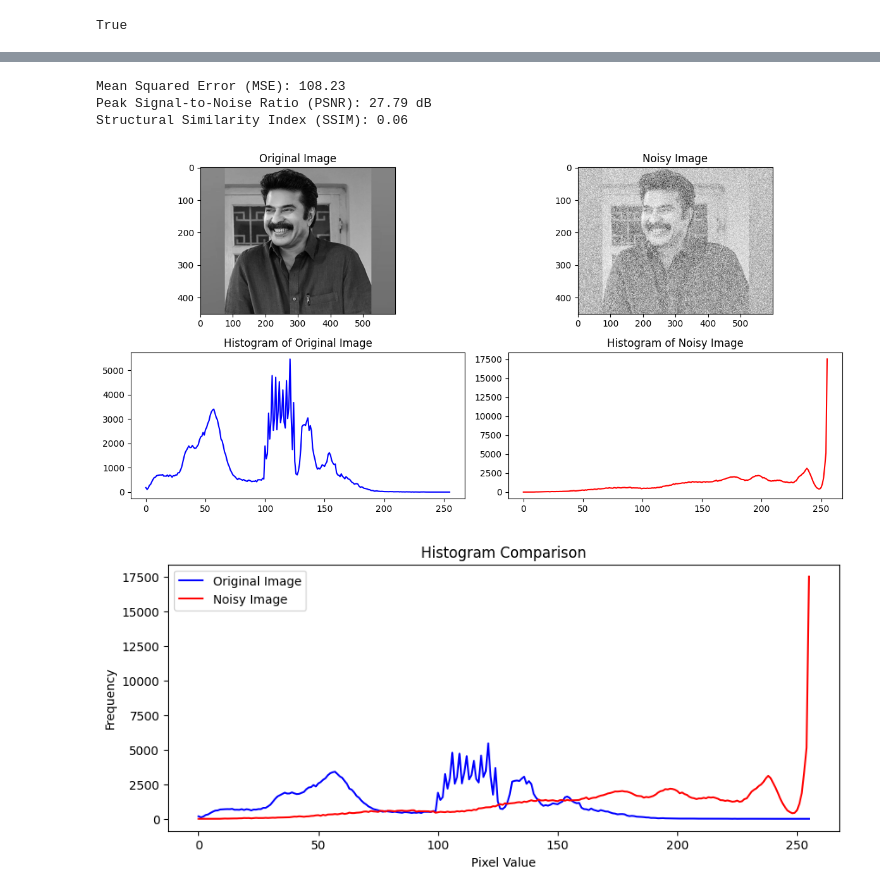
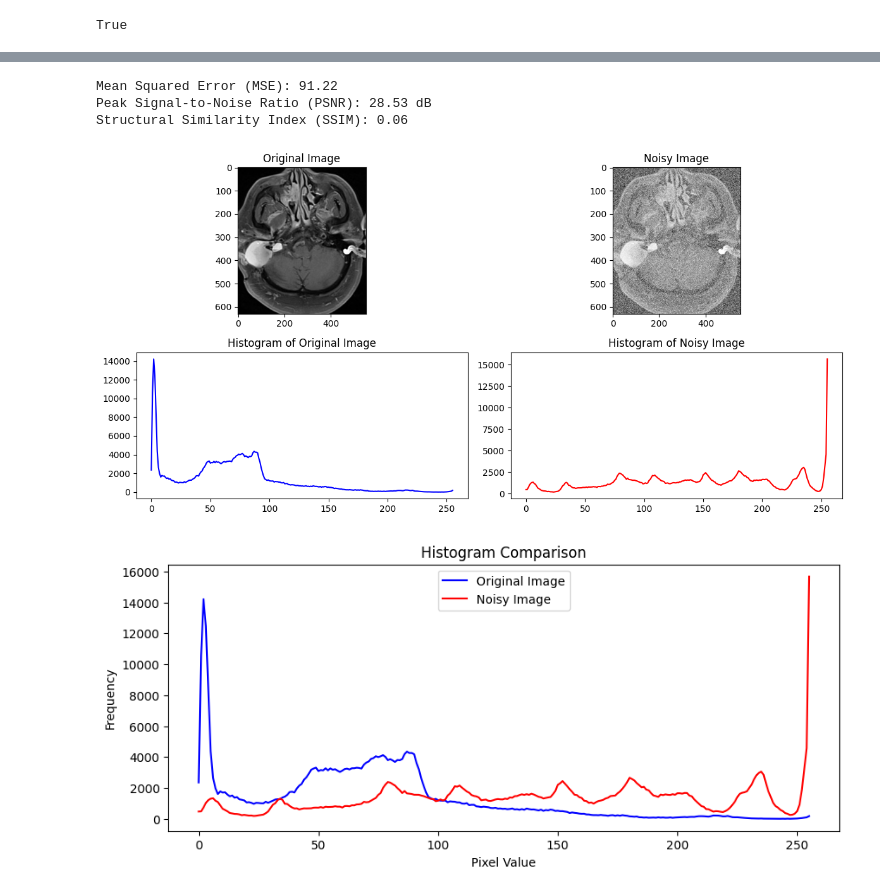
Before and after one commit to joelbkoshy/Image-Second-Cycle, a Jupyter notebook: Lab9 (1).ipynb, the cells around one changed output, grey strips where cells are left out. Drawn from its saved outputs; the diff is of its cells as text; code cells hidden in the pictures.

```diff
--- a/Lab9 (1).ipynb
+++ b/Lab9 (1).ipynb
@@ -83,8 +94,8 @@ from skimage.metrics import structural_similarity as ssim
 import matplotlib.pyplot as plt
 
 # Load the original and noisy images
-original_image = cv2.imread("/content/MM.jpg", cv2.IMREAD_GRAYSCALE)
-noisy_image = cv2.imread("/content/noisy_image_gaussian.jpg", cv2.IMREAD_GRAYSCALE)
+original_image = cv2.imread("brain.jpg", cv2.IMREAD_GRAYSCALE)
+noisy_image = cv2.imread("noisy_image_gaussian2.jpg", cv2.IMREAD_GRAYSCALE)
 
 # Calculate Mean Squared Error (MSE)
 mse = np.mean((original_image - noisy_image) ** 2)
@@ -112,37 +123,37 @@ plt.imshow(noisy_image, cmap='gray')
 plt.title("Noisy Image")
 
 plt.subplot(2, 2, 3)
 plt.plot(x, original_hist, color='b')
 plt.title("Histogram of Original Image")
 
 plt.subplot(2, 2, 4)
 plt.plot(x, noisy_hist, color='r')
 plt.title("Histogram of Noisy Image")
 
 plt.tight_layout()
 
 # Create a line graph to compare histograms
 plt.figure(figsize=(10, 4))
 
 plt.plot(x, original_hist, color='b', label='Original Image')
 plt.plot(x, noisy_hist, color='r', label='Noisy Image')
 plt.title("Histogram Comparison")
 plt.xlabel("Pixel Value")
 plt.ylabel("Frequency")
 plt.legend()
 
 # Print and display the metrics
 print(f"Mean Squared Error (MSE): {mse:.2f}")
 print(f"Peak Signal-to-Noise Ratio (PSNR): {psnr:.2f} dB")
 print(f"Structural Similarity Index (SSIM): {ssim_score:.2f}")
 
 plt.show()
 # %% [output]
-Mean Squared Error (MSE): 108.23
-Peak Signal-to-Noise Ratio (PSNR): 27.79 dB
+Mean Squared Error (MSE): 91.22
+Peak Signal-to-Noise Ratio (PSNR): 28.53 dB
 Structural Similarity Index (SSIM): 0.06
-[figure, old version]
+[figure, new version]
-[figure, old version]
+[figure, new version]
 # %%
 import cv2
 import numpy as np
```
Also changed, not shown: parts of 3 cells of this notebook.
